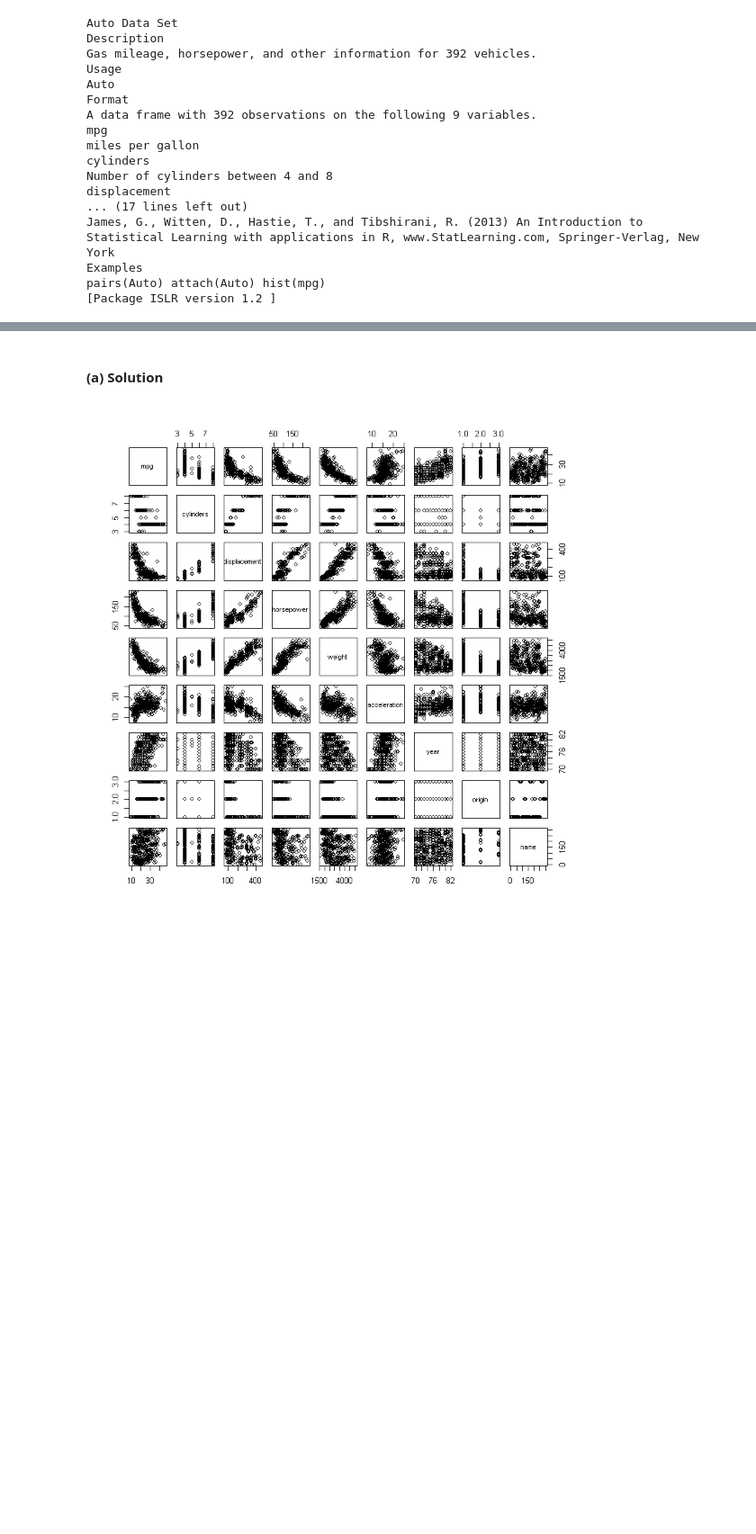
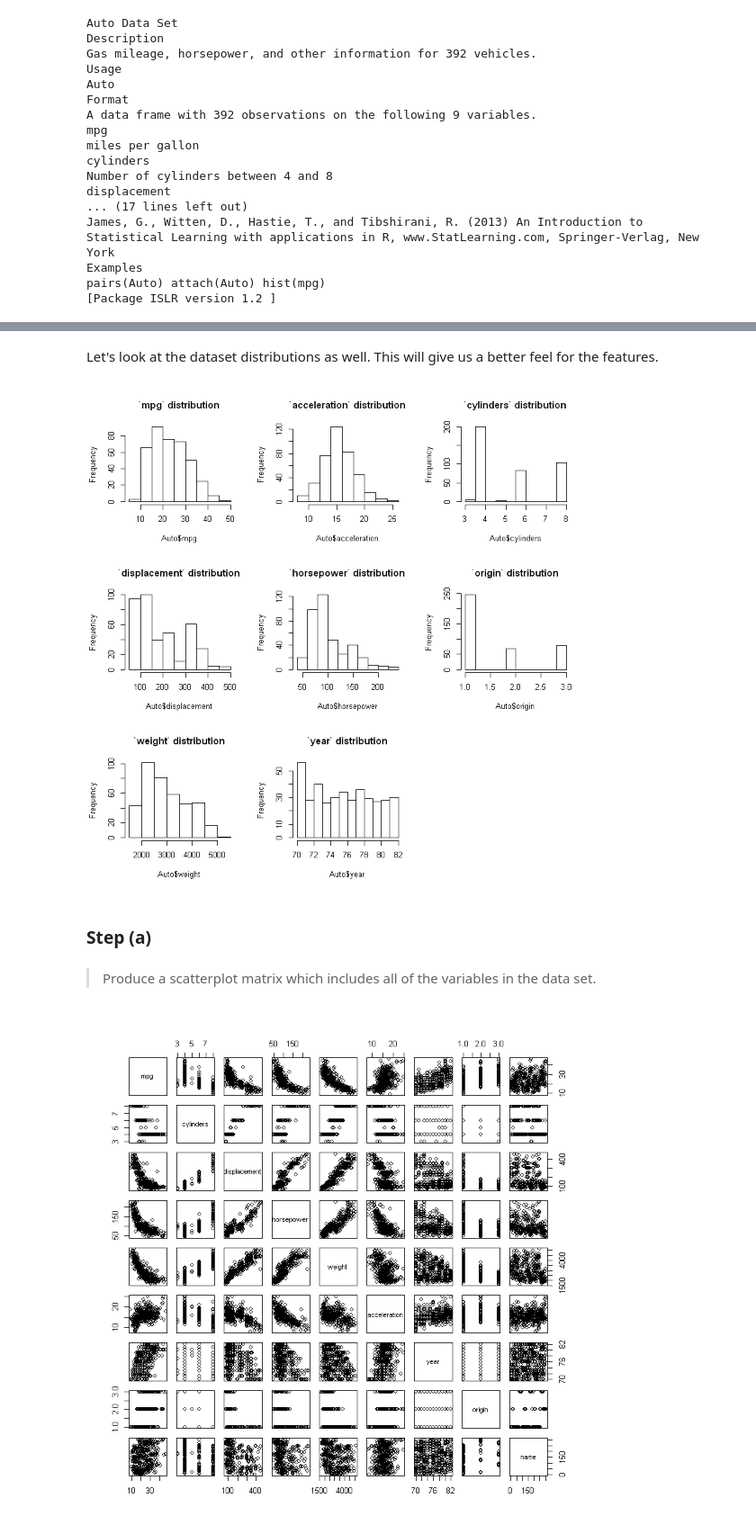
Before and after one commit to KamranMK/ISLR-Solutions, a Jupyter notebook: 3 Linear Regression/3-linear-regression-exercises.ipynb, the cells around one changed output, grey strips where cells are left out. Shown: that part at 90% size. Drawn from its saved outputs; the diff is of its cells as text; code cells hidden in the pictures; blank space fills up the shorter version.

```diff
--- a/3.6 Linear Regression/3.6-linear-regression-exercises.ipynb
+++ b/3 Linear Regression/3-linear-regression-exercises.ipynb
@@ -46,5 +47,21 @@ pairs(Auto) attach(Auto) hist(mpg)
+# %% [markdown]
+Let's look at the dataset distributions as well. This will give us a better feel for the features.
+# %%
+par(mfrow=c(3,3))
+hist(Auto$mpg, main="`mpg` distribution")
+hist(Auto$acceleration, main="`acceleration` distribution")
+hist(Auto$cylinders, main="`cylinders` distribution")
+hist(Auto$displacement, main="`displacement` distribution")
+hist(Auto$horsepower, main="`horsepower` distribution")
+hist(Auto$origin, main="`origin` distribution")
+hist(Auto$weight, main="`weight` distribution")
+hist(Auto$year, main="`year` distribution")
+# %% [output]
+[figure, added]
 # %% [markdown]
-#### (a) Solution
+### Step (a)
+# %% [markdown]
+> Produce a scatterplot matrix which includes all of the variables in the data set.
 # %%
 plot(Auto)
 # %% [output]
```
Also changed, not shown: parts of 35 cells of this notebook, 1 other file.
